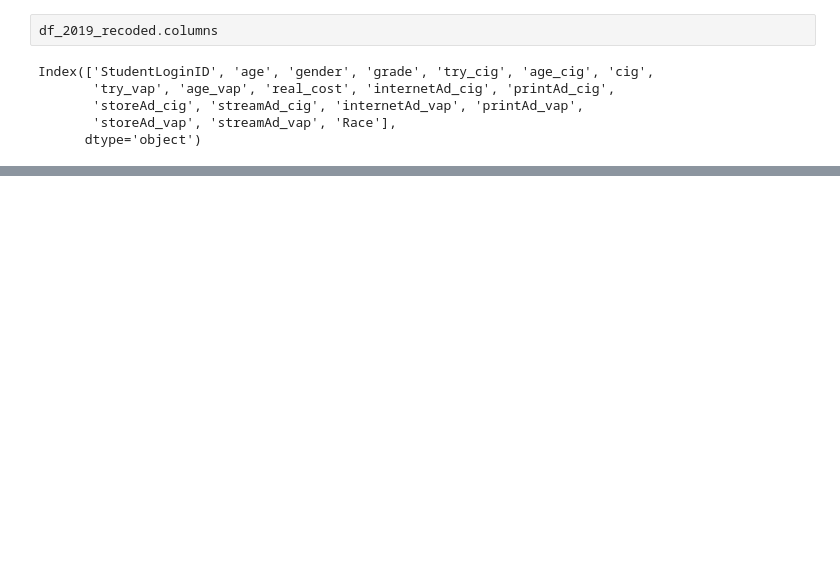
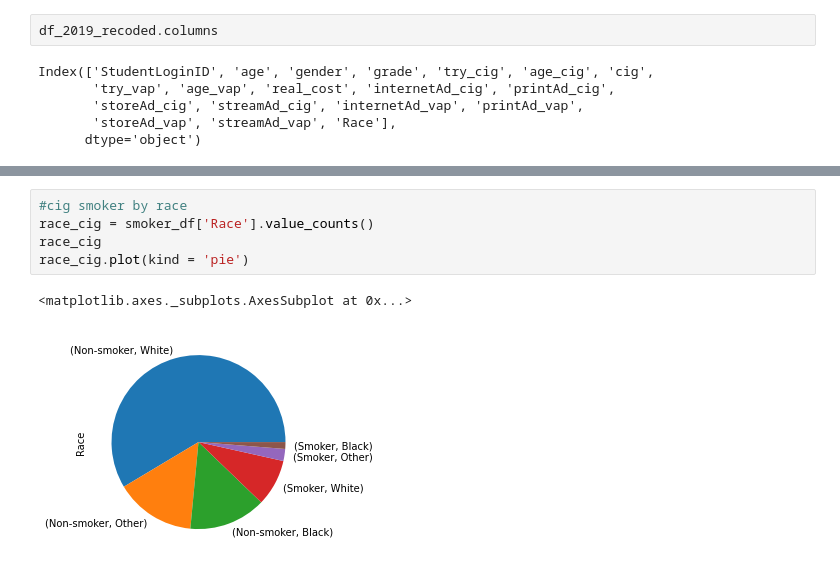
Before and after one commit to AnjanaDelhi/project_1, a Jupyter notebook: vaping.ipynb, the cells around one changed output, grey strips where cells are left out. Drawn from its saved outputs; the diff is of its cells as text; blank space fills up the shorter version.

```diff
--- a/vaping.ipynb
+++ b/vaping.ipynb
@@ -388,0 +393,8 @@ gender_v.plot(kind = 'bar')
+# %%
+#cig smoker by race
+race_cig = smoker_df['Race'].value_counts()
+race_cig
+race_cig.plot(kind = 'pie')
+# %% [output]
+<matplotlib.axes._subplots.AxesSubplot at 0x...>
+[figure, added]
```
Also changed, not shown: parts of 8 cells of this notebook.
